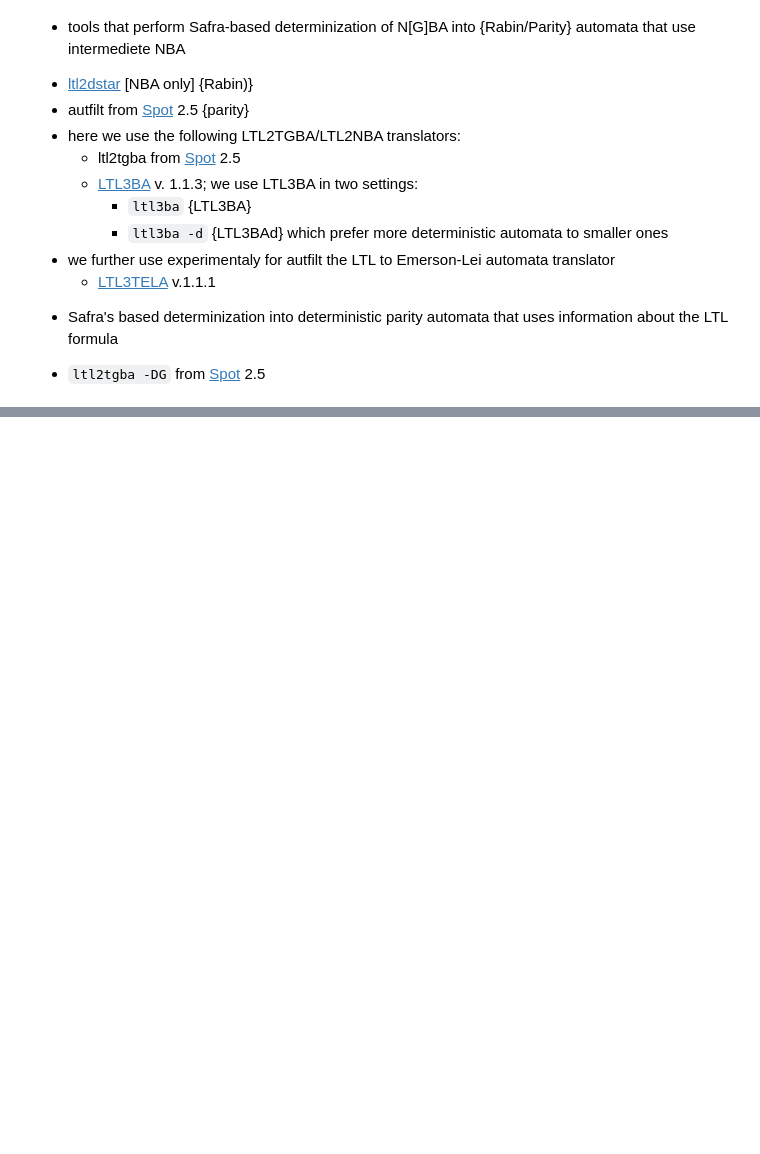
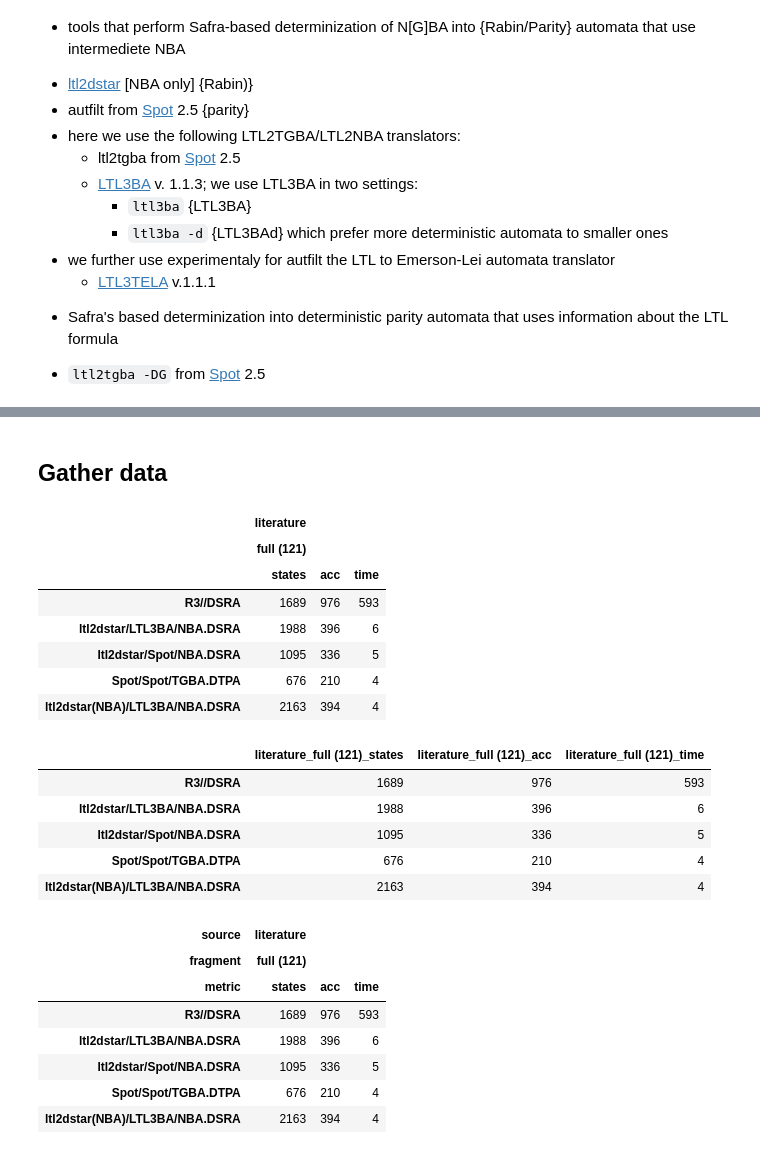
Before and after one commit to xblahoud/LTL2DA-comparison, a Jupyter notebook: Comparison.ipynb, the cells around one changed output, grey strips where cells are left out. Drawn from its saved outputs; the diff is of its cells as text; code cells hidden in the pictures; blank space fills up the shorter version.

```diff
--- a/Comparison.ipynb
+++ b/Comparison.ipynb
@@ -71,0 +69,11 @@ for name in runners.keys():
+# %%
+for name, r in runners.items():
+    print('The benchmark {} started with {} formulae and has valid data for {} formulae'.format(name,r.orig_count,r.clean_count))
+    r.errors = {}
+    for e in ['timeout', 'parse error', 'incorrect', 'crash', 'no output']:
+        s = r.get_error_count(e).sum()
+        if not pd.isna(s):
+            r.errors[e] = r.get_error_count(e).sum()
+    s = pd.Series(r.errors, name='count')
+    s.index.name = 'error type'
+    display(s.reset_index())
@@ -71,0 +100,2 @@ for name in runners.keys():
+# %% [markdown]
+## Gather data
@@ -71,0 +125,27 @@ for name in runners.keys():
+# %%
+display(compute_runner(r).head())
+display(compute_runner(r,split_col_names=False).head())
+compute_runner(r,col_lev_names=['source','fragment','metric']).head()
+# %% [output]
+|  | literature |  |  |
+|  | full (121) |  |  |
+|  | states | acc | time |
+| R3//DSRA | 1689 | 976 | 593 |
+| ltl2dstar/LTL3BA/NBA.DSRA | 1988 | 396 | 6 |
+| ltl2dstar/Spot/NBA.DSRA | 1095 | 336 | 5 |
+| Spot/Spot/TGBA.DTPA | 676 | 210 | 4 |
+| ltl2dstar(NBA)/LTL3BA/NBA.DSRA | 2163 | 394 | 4 |
+|  | literature_full (121)_states | literature_full (121)_acc | literature_full (121)_time |
+| R3//DSRA | 1689 | 976 | 593 |
+| ltl2dstar/LTL3BA/NBA.DSRA | 1988 | 396 | 6 |
+| ltl2dstar/Spot/NBA.DSRA | 1095 | 336 | 5 |
+| Spot/Spot/TGBA.DTPA | 676 | 210 | 4 |
+| ltl2dstar(NBA)/LTL3BA/NBA.DSRA | 2163 | 394 | 4 |
+| source | literature |  |  |
+| fragment | full (121) |  |  |
+| metric | states | acc | time |
+| R3//DSRA | 1689 | 976 | 593 |
+| ltl2dstar/LTL3BA/NBA.DSRA | 1988 | 396 | 6 |
+| ltl2dstar/Spot/NBA.DSRA | 1095 | 336 | 5 |
+| Spot/Spot/TGBA.DTPA | 676 | 210 | 4 |
+| ltl2dstar(NBA)/LTL3BA/NBA.DSRA | 2163 | 394 | 4 |
```
Also changed, not shown: parts of 10 cells of this notebook, 2 other files.
